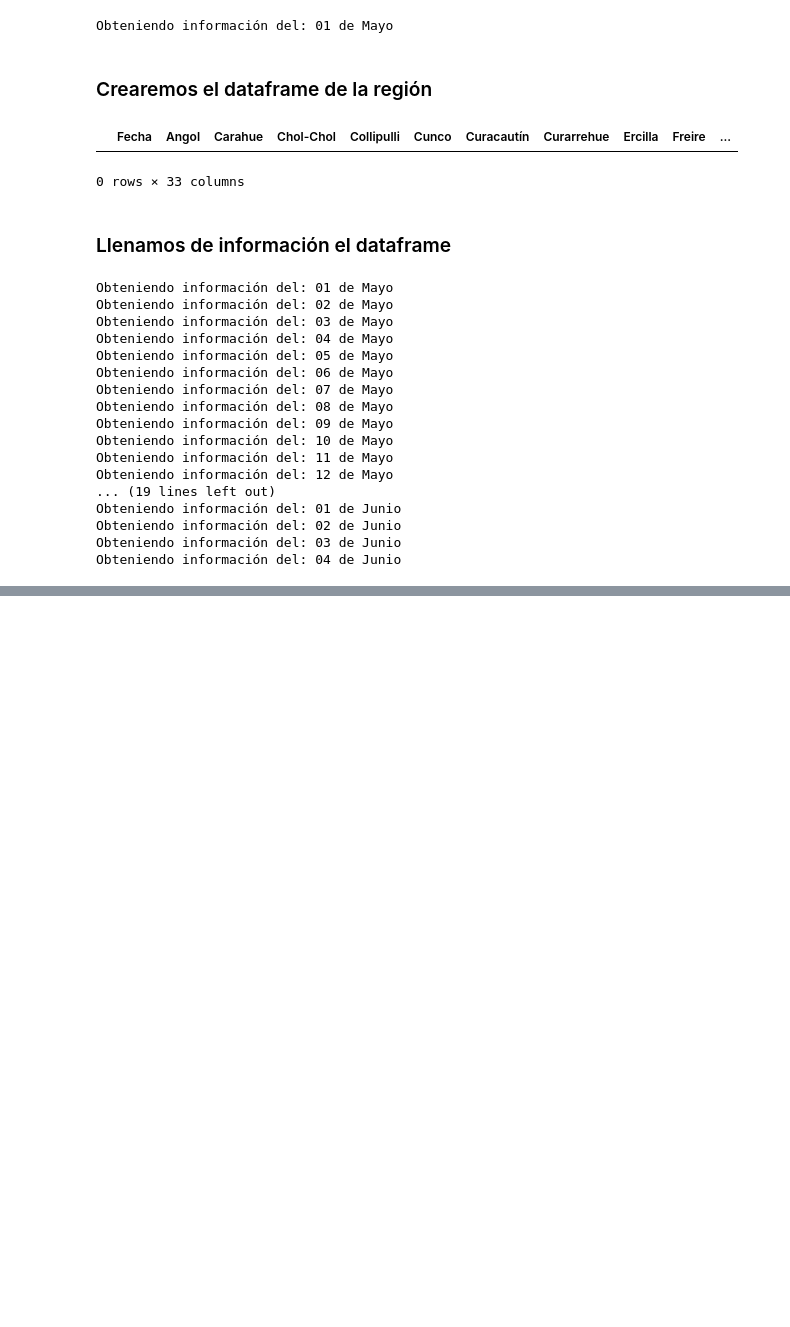
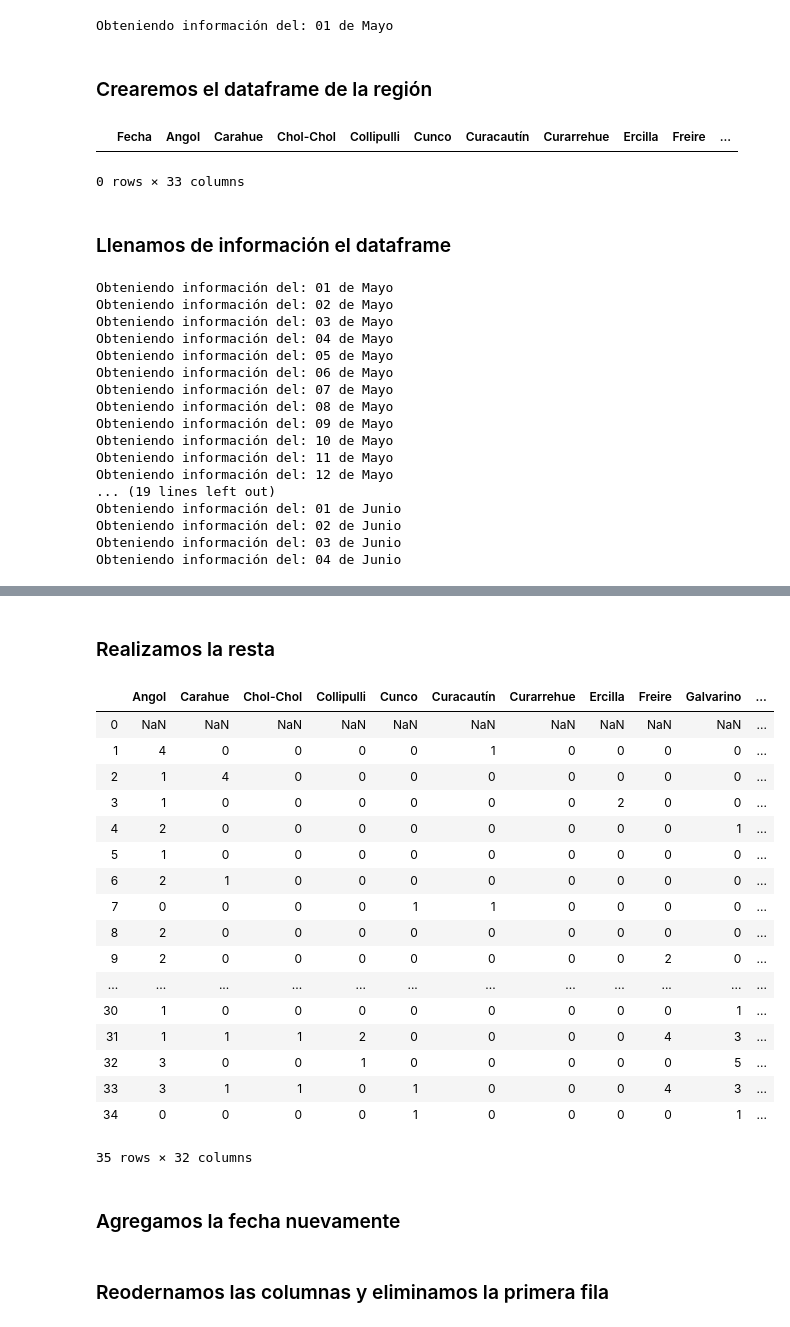
Before and after one commit to patricionicolas/Covid-19-Chile, a Jupyter notebook: Araucania/Scraping.ipynb, the cells around one changed output, grey strips where cells are left out. Saved outputs shown, nothing was run; the diff lists cells and outputs as text; code cells hidden in the pictures; blank space fills up the shorter version.

Commit message:
Feat: Nuevos casos diarios
Se agrega el archivo con nuevos casos diarios.

```diff
--- a/Araucania/Scraping.ipynb
+++ b/Araucania/Scraping.ipynb
@@ -140,0 +153,27 @@ araucania.to_csv("output/araucania.csv", index=False)
+# %% [markdown]
+### Realizamos la resta
+# %%
+comunas      = araucania.columns[1:]
+nuevos_casos = araucania[comunas].diff()
+nuevos_casos
+# %% [output]
+|  | Angol | Carahue | Chol-Chol | Collipulli | Cunco | Curacautín | Curarrehue | Ercilla | Freire | Galvarino | ... |
+| 0 | NaN | NaN | NaN | NaN | NaN | NaN | NaN | NaN | NaN | NaN | ... |
+| 1 | 4 | 0 | 0 | 0 | 0 | 1 | 0 | 0 | 0 | 0 | ... |
+| 2 | 1 | 4 | 0 | 0 | 0 | 0 | 0 | 0 | 0 | 0 | ... |
+| 3 | 1 | 0 | 0 | 0 | 0 | 0 | 0 | 2 | 0 | 0 | ... |
+| 4 | 2 | 0 | 0 | 0 | 0 | 0 | 0 | 0 | 0 | 1 | ... |
+| 5 | 1 | 0 | 0 | 0 | 0 | 0 | 0 | 0 | 0 | 0 | ... |
+| 6 | 2 | 1 | 0 | 0 | 0 | 0 | 0 | 0 | 0 | 0 | ... |
+| 7 | 0 | 0 | 0 | 0 | 1 | 1 | 0 | 0 | 0 | 0 | ... |
+| 8 | 2 | 0 | 0 | 0 | 0 | 0 | 0 | 0 | 0 | 0 | ... |
+| 9 | 2 | 0 | 0 | 0 | 0 | 0 | 0 | 0 | 2 | 0 | ... |
+| ... | ... | ... | ... | ... | ... | ... | ... | ... | ... | ... | ... |
+| 30 | 1 | 0 | 0 | 0 | 0 | 0 | 0 | 0 | 0 | 1 | ... |
+| 31 | 1 | 1 | 1 | 2 | 0 | 0 | 0 | 0 | 4 | 3 | ... |
+| 32 | 3 | 0 | 0 | 1 | 0 | 0 | 0 | 0 | 0 | 5 | ... |
+| 33 | 3 | 1 | 1 | 0 | 1 | 0 | 0 | 0 | 4 | 3 | ... |
+| 34 | 0 | 0 | 0 | 0 | 1 | 0 | 0 | 0 | 0 | 1 | ... |
+35 rows × 32 columns
+# %% [markdown]
+### Agregamos la fecha nuevamente
@@ -140,0 +182,2 @@ araucania.to_csv("output/araucania.csv", index=False)
+# %% [markdown]
+### Reodernamos las columnas y eliminamos la primera fila
```
Also changed, not shown: parts of 9 cells of this notebook, 1 other file.
